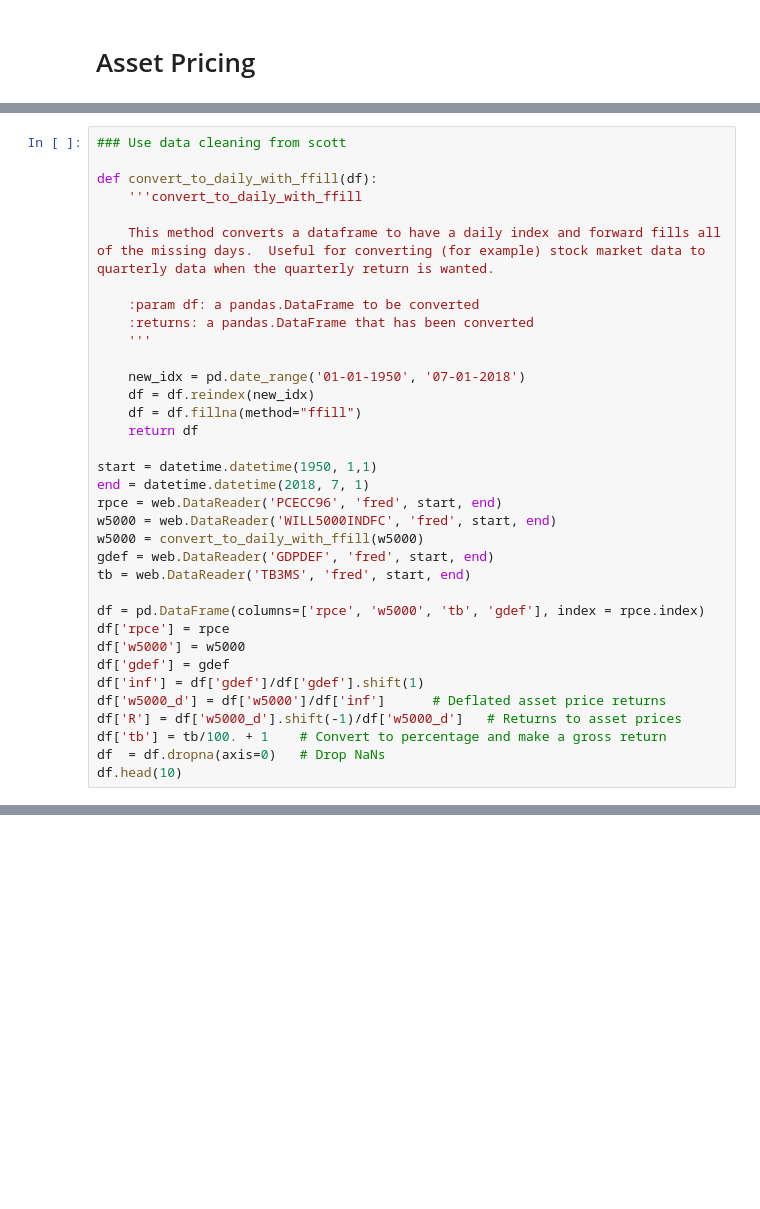
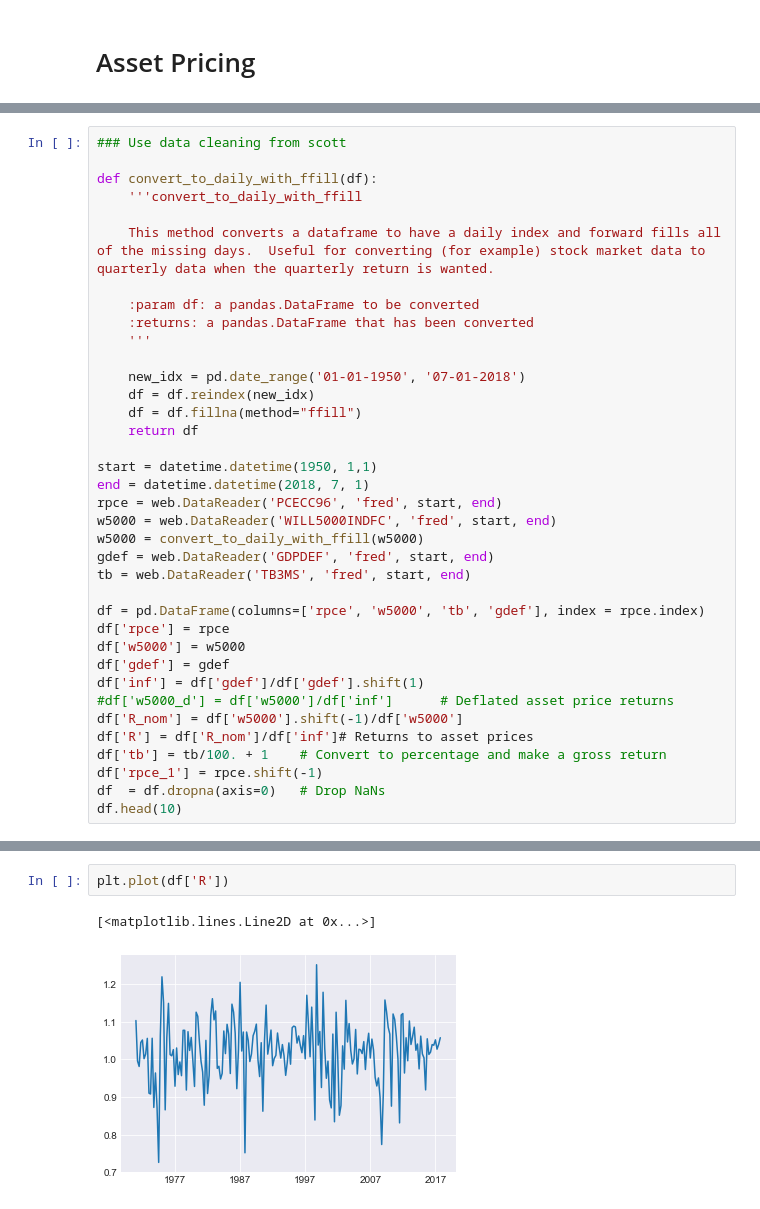
Before and after one commit to TimMunday/BootCamp2018, a Jupyter notebook: ProbSets/Econ/Week6/Asset pricing.ipynb, the cells around one changed output, grey strips where cells are left out. Drawn from its saved outputs; the diff is of its cells as text; blank space fills up the shorter version.

```diff
--- a/ProbSets/Econ/Week6/Asset pricing.ipynb
+++ b/ProbSets/Econ/Week6/Asset pricing.ipynb
@@ -48,9 +48,11 @@ df['rpce'] = rpce
 df['w5000'] = w5000
 df['gdef'] = gdef
 df['inf'] = df['gdef']/df['gdef'].shift(1)
-df['w5000_d'] = df['w5000']/df['inf']      # Deflated asset price returns
-df['R'] = df['w5000_d'].shift(-1)/df['w5000_d']   # Returns to asset prices
+#df['w5000_d'] = df['w5000']/df['inf']      # Deflated asset price returns
+df['R_nom'] = df['w5000'].shift(-1)/df['w5000']
+df['R'] = df['R_nom']/df['inf']# Returns to asset prices
 df['tb'] = tb/100. + 1    # Convert to percentage and make a gross return
+df['rpce_1'] = rpce.shift(-1)
 df  = df.dropna(axis=0)   # Drop NaNs
 df.head(10)
 # %% [output]
@@ -57,0 +71,5 @@ NameError: name 'datetime' is not defined
+# %%
+plt.plot(df['R'])
+# %% [output]
+[<matplotlib.lines.Line2D at 0x...>]
+[figure, added]
```
Also changed, not shown: parts of 19 cells of this notebook, 1 other file.
